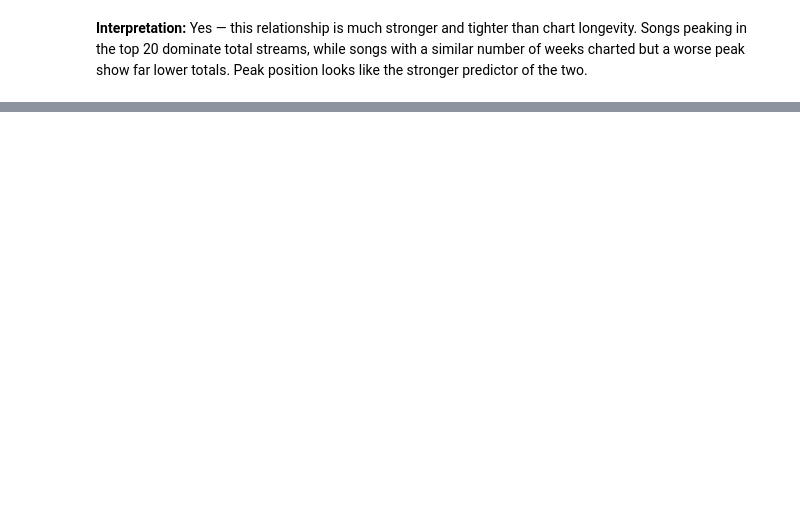
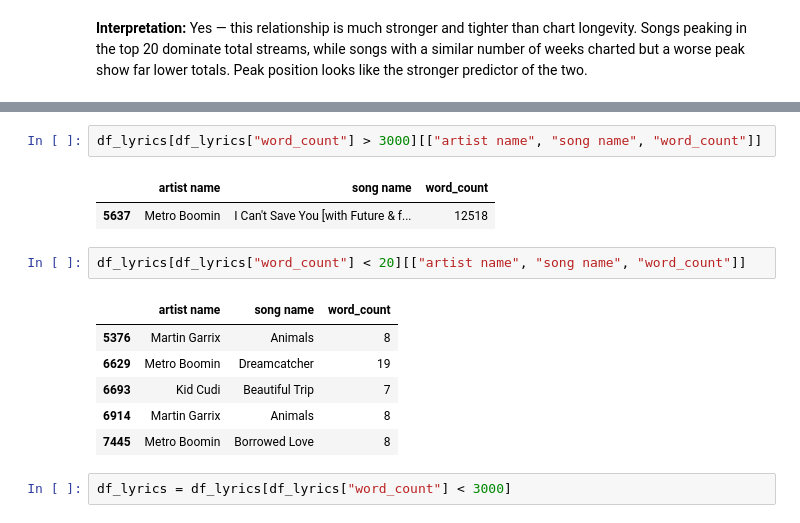
Before and after one commit to jabiyeva/spotify-lyrics-sentiment-chart-success, a Jupyter notebook: spotify-lyrics-sentiment-chart-success.ipynb, the cells around one changed output, grey strips where cells are left out. Drawn from its saved outputs; the diff is of its cells as text; blank space fills up the shorter version.

```diff
--- a/spotify-lyrics-sentiment-chart-success.ipynb
+++ b/spotify-lyrics-sentiment-chart-success.ipynb
@@ -88,0 +109,16 @@ plt.show()
+# %%
+df_lyrics[df_lyrics["word_count"] > 3000][["artist name", "song name", "word_count"]]
+# %% [output]
+|  | artist name | song name | word_count |
+| 5637 | Metro Boomin | I Can't Save You [with Future & f... | 12518 |
+# %%
+df_lyrics[df_lyrics["word_count"] < 20][["artist name", "song name", "word_count"]]
+# %% [output]
+|  | artist name | song name | word_count |
+| 5376 | Martin Garrix | Animals | 8 |
+| 6629 | Metro Boomin | Dreamcatcher | 19 |
+| 6693 | Kid Cudi | Beautiful Trip | 7 |
+| 6914 | Martin Garrix | Animals | 8 |
+| 7445 | Metro Boomin | Borrowed Love | 8 |
+# %%
+df_lyrics = df_lyrics[df_lyrics["word_count"] < 3000]
```
Also changed, not shown: parts of 10 cells of this notebook, 3 other files.
